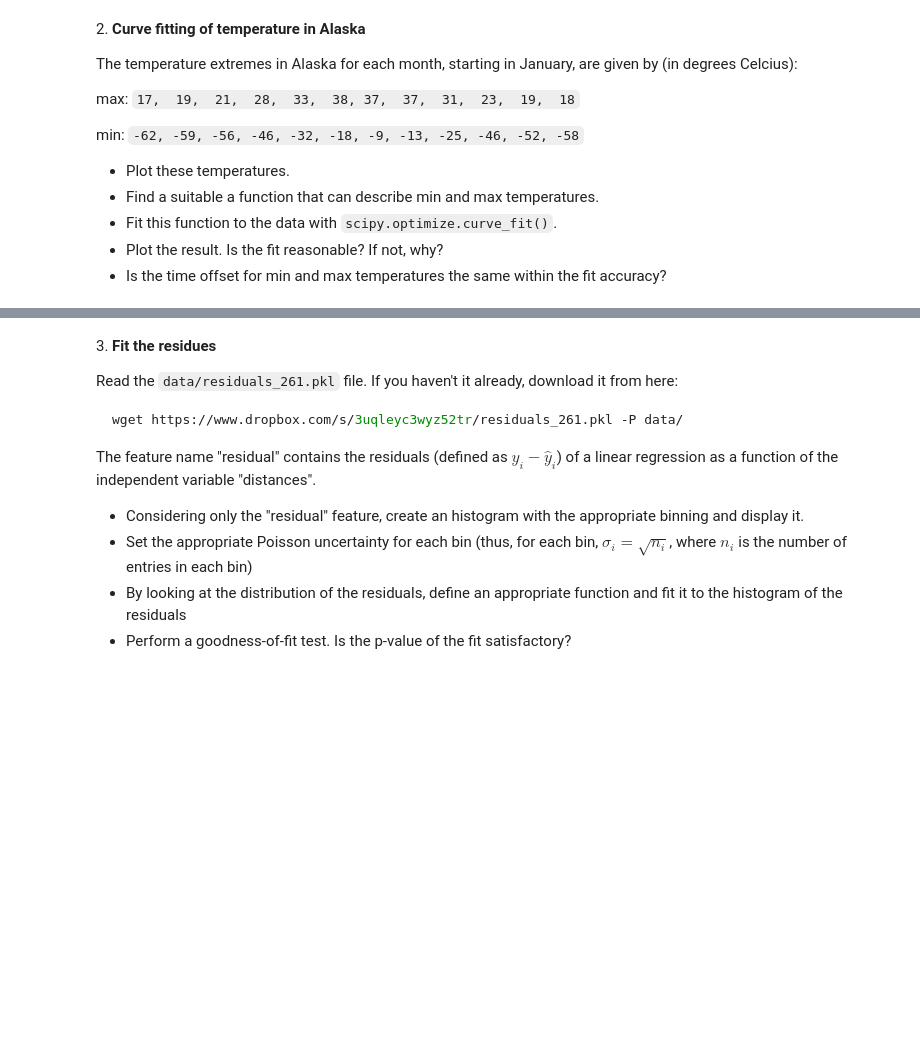
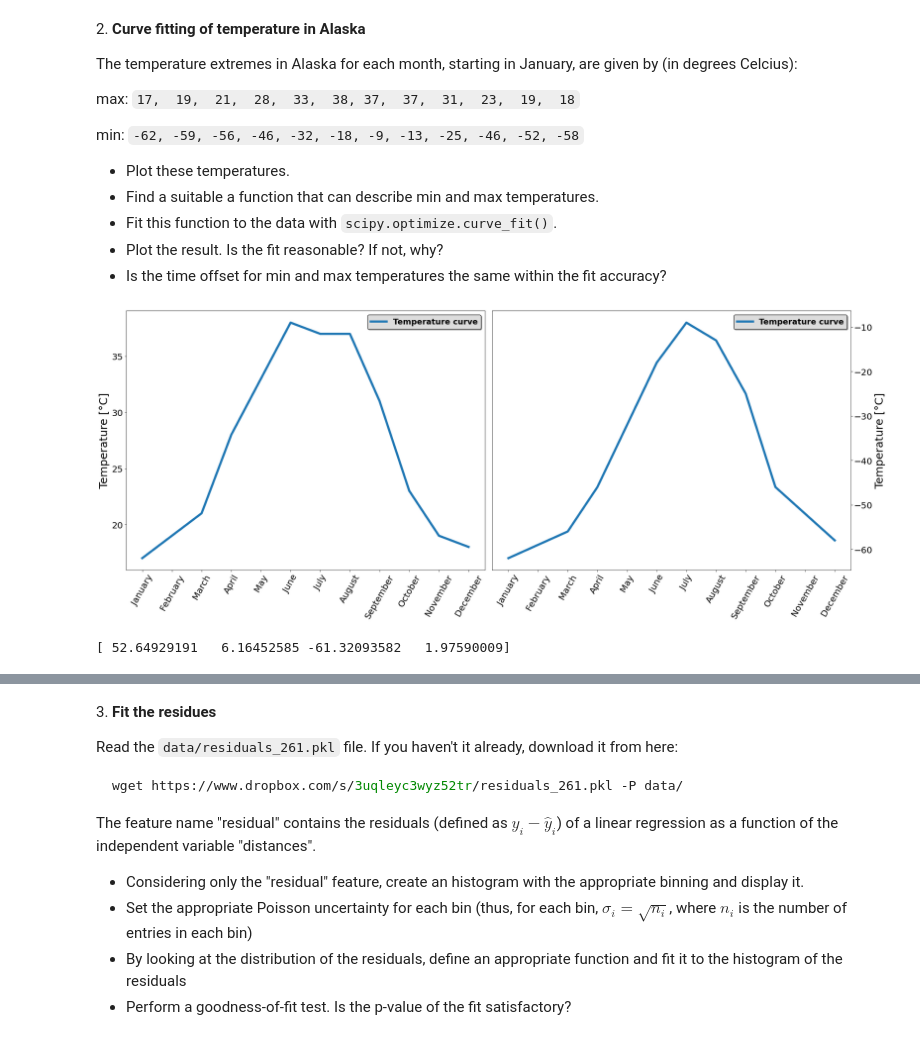
Before and after one commit to tommasoamico/LaboratoryOfComputationalPhysics_Y4, a Jupyter notebook: 08ex_fitting.ipynb, the cells around one changed output, grey strips where cells are left out. Drawn from its saved outputs; the diff is of its cells as text; code cells hidden in the pictures; blank space fills up the shorter version.

```diff
--- a/08ex_fitting.ipynb
+++ b/08ex_fitting.ipynb
@@ -28,3 +34,24 @@ min: `-62, -59, -56, -46, -32, -18, -9, -13, -25, -46, -52, -58`
 * Fit this function to the data with `scipy.optimize.curve_fit()`.
 * Plot the result. Is the fit reasonable? If not, why?
 * Is the time offset for min and max temperatures the same within the fit accuracy?
+# %%
+max_temp=np.array([17, 19, 21, 28, 33, 38, 37, 37, 31, 23, 19, 18])
+min_temp=np.array([-62, -59, -56, -46, -32, -18, -9, -13, -25, -46, -52, -58])
+#calendar.month_name[1:]
+# %%
+fig, ax = plt.subplots(nrows= 1, ncols=2, figsize=(25, 10))
+ax[0].plot(calendar.month_name[1:], max_temp, label='Temperature curve', linewidth=5)
+ax[0].set_ylabel('Temperature [°C]', fontsize=25)
+ax[0].tick_params(axis='x', which='major', labelsize=20, rotation=60)
+ax[0].tick_params(axis='y', which='major', labelsize=20)
+ax[0].legend(shadow=True, framealpha=1, facecolor='gainsboro', edgecolor='black', prop={'weight':'bold','size':18})
+ax[1].plot(calendar.month_name[1:], min_temp, label='Temperature curve', linewidth=5)
+ax[1].yaxis.set_label_position("right")
+ax[1].yaxis.tick_right()
+ax[1].set_ylabel('Temperature [°C]', fontsize=25)
+ax[1].tick_params(axis='x', which='major', labelsize=20, rotation=60)
+ax[1].tick_params(axis='y', which='major', labelsize=20)
+ax[1].legend(shadow=True, framealpha=1, facecolor='gainsboro', edgecolor='black', prop={'weight':'bold','size':18})
+fig.tight_layout()
+# %% [output]
+[figure, added]
@@ -30,0 +75,9 @@ min: `-62, -59, -56, -46, -32, -18, -9, -13, -25, -46, -52, -58`
+# %%
+def f_gauss_min(x, A, mu, offset, sigma):
+    return A*np.exp(-(1/2)*(((x-mu)/sigma)**2)) + offset
+popt_gauss_min, pcov_gauss_min = sp.optimize.curve_fit(f_gauss_min, x_data, min_temp, p0=[50, 7, -60, 3])
+#print(popt)
+#print(pcov)
+print(popt_gauss_min)
+# %% [output]
+[ 52.64929191   6.16452585 -61.32093582   1.97590009]
```
Also changed, not shown: parts of 14 cells of this notebook.
